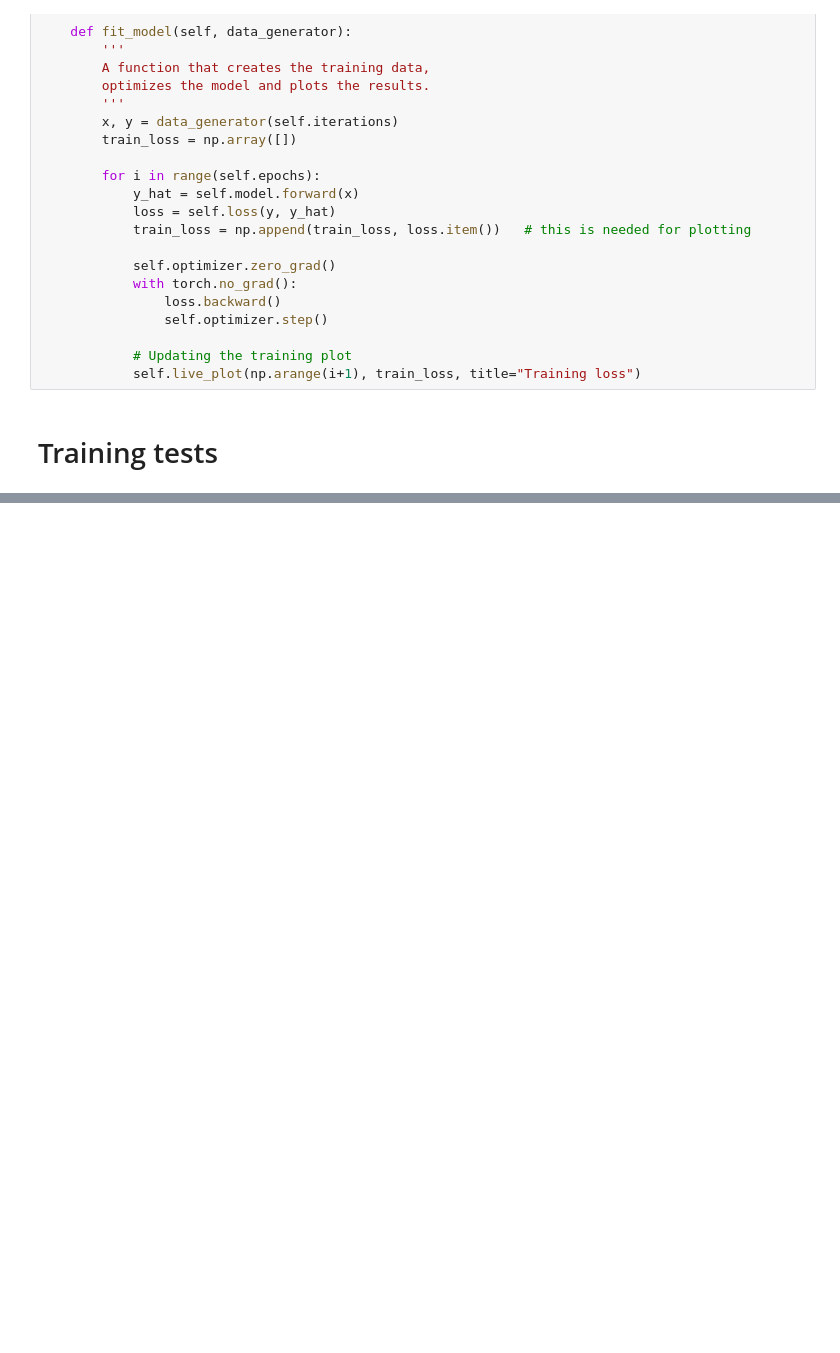
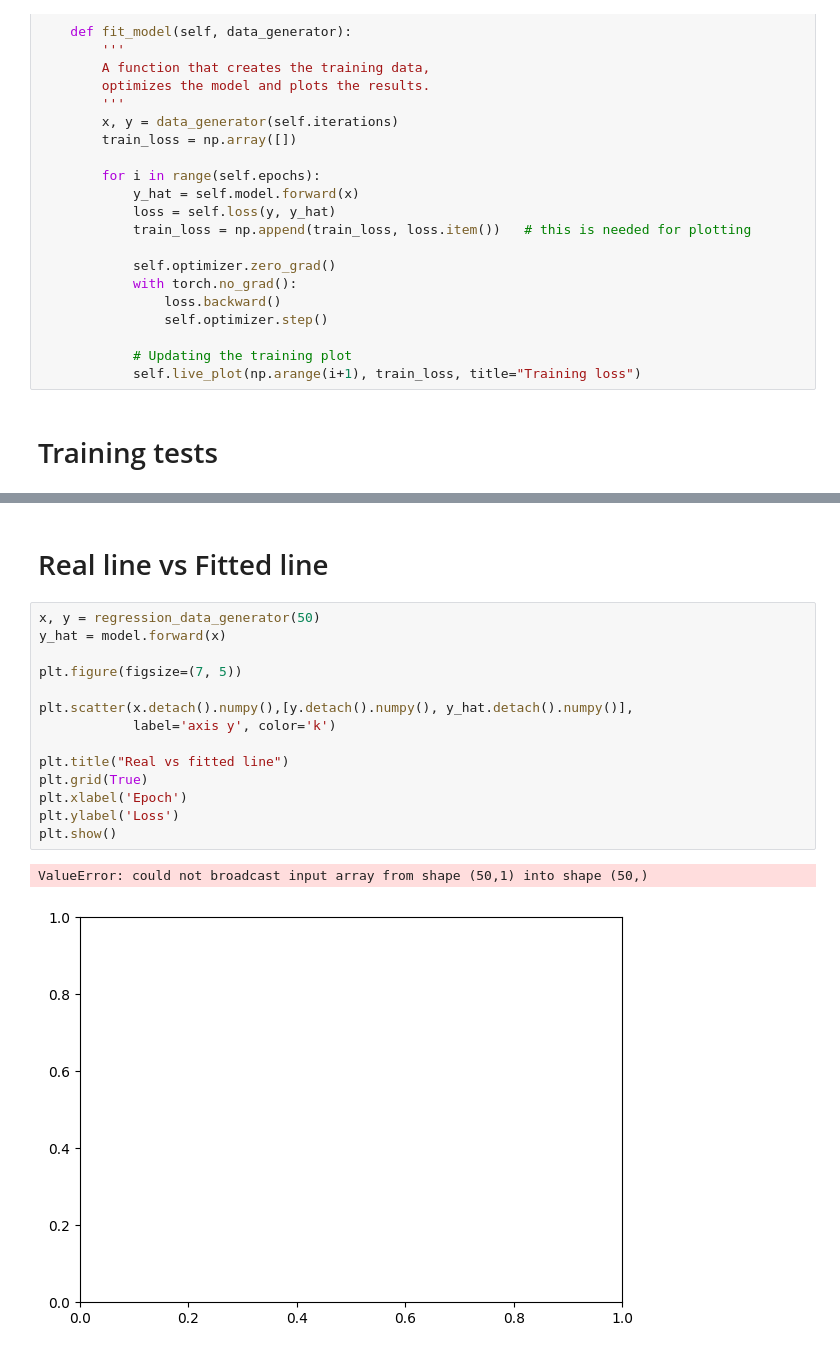
Before and after one commit to lordPachy/acsai, a Jupyter notebook: Deep Learning/Class/Exercises/lr_scratch_ex.ipynb, the cells around one changed output, grey strips where cells are left out. Drawn from its saved outputs; the diff is of its cells as text; blank space fills up the shorter version.

```diff
--- a/Deep Learning/Class/Exercises/lr_scratch_ex.ipynb
+++ b/Deep Learning/Class/Exercises/lr_scratch_ex.ipynb
@@ -122,0 +123,19 @@ trainer.fit_model(regression_data_generator)
+# %% [markdown]
+# Real line vs Fitted line
+# %%
+x, y = regression_data_generator(50)
+y_hat = model.forward(x)
+
+plt.figure(figsize=(7, 5))
+
+plt.scatter(x.detach().numpy(),[y.detach().numpy(), y_hat.detach().numpy()],
+            label='axis y', color='k')
+
+plt.title("Real vs fitted line")
+plt.grid(True)
+plt.xlabel('Epoch')
+plt.ylabel('Loss')
+plt.show()
+# %% [output]
+ValueError: could not broadcast input array from shape (50,1) into shape (50,)
+[figure, added]
```
Also changed, not shown: parts of 2 cells of this notebook, 1 other file.
